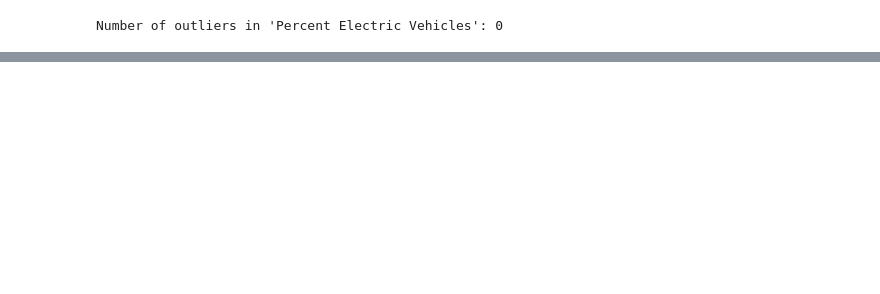
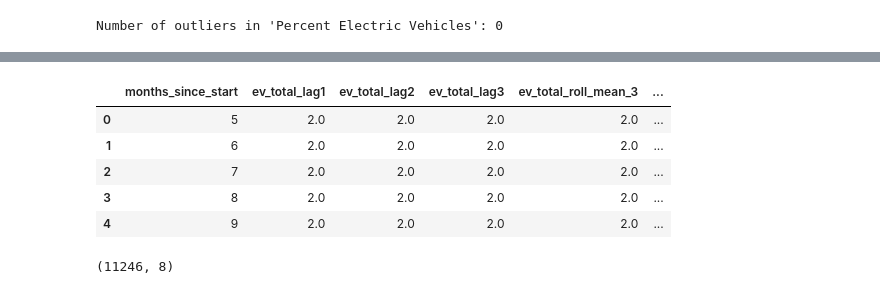
Before and after one commit to Varsha241224/EV_Vehicle_Charge, a Jupyter notebook: EV_Vehicle_adoption_forecasting.ipynb, the cells around one changed output, grey strips where cells are left out. Saved outputs shown, nothing was run; the diff lists cells and outputs as text; code cells hidden in the pictures; blank space fills up the shorter version.

```diff
--- a/EV_Vehicle_adoption_forecasting.ipynb
+++ b/EV_Vehicle_adoption_forecasting.ipynb
@@ -125,0 +198,5 @@ Number of outliers in 'Percent Electric Vehicles': 0
+# %%
+# Extract year, month, and date
+df['year'] = df['Date'].dt.year
+df['month'] = df['Date'].dt.month
+df['numeric_date'] = df['Date'].dt.year * 12 + df['Date'].dt.month  # For trend
@@ -125,0 +253,29 @@ Number of outliers in 'Percent Electric Vehicles': 0
+# %%
+# Define features and target
+features = [
+    'months_since_start',
+    'ev_total_lag1',
+    'ev_total_lag2',
+    'ev_total_lag3',
+    'ev_total_roll_mean_3',
+    'ev_total_pct_change_1',
+    'ev_total_pct_change_3',
+    'ev_growth_slope',
+]
+
+target = 'Electric Vehicle (EV) Total'
+X = df[features]
+y = df[target]
+
+X.head()
+# %% [output]
+|  | months_since_start | ev_total_lag1 | ev_total_lag2 | ev_total_lag3 | ev_total_roll_mean_3 | ... |
+| 0 | 5 | 2.0 | 2.0 | 2.0 | 2.0 | ... |
+| 1 | 6 | 2.0 | 2.0 | 2.0 | 2.0 | ... |
+| 2 | 7 | 2.0 | 2.0 | 2.0 | 2.0 | ... |
+| 3 | 8 | 2.0 | 2.0 | 2.0 | 2.0 | ... |
+| 4 | 9 | 2.0 | 2.0 | 2.0 | 2.0 | ... |
+# %%
+X.shape
+# %% [output]
+(11246, 8)
```
Also changed, not shown: parts of 8 cells of this notebook.
